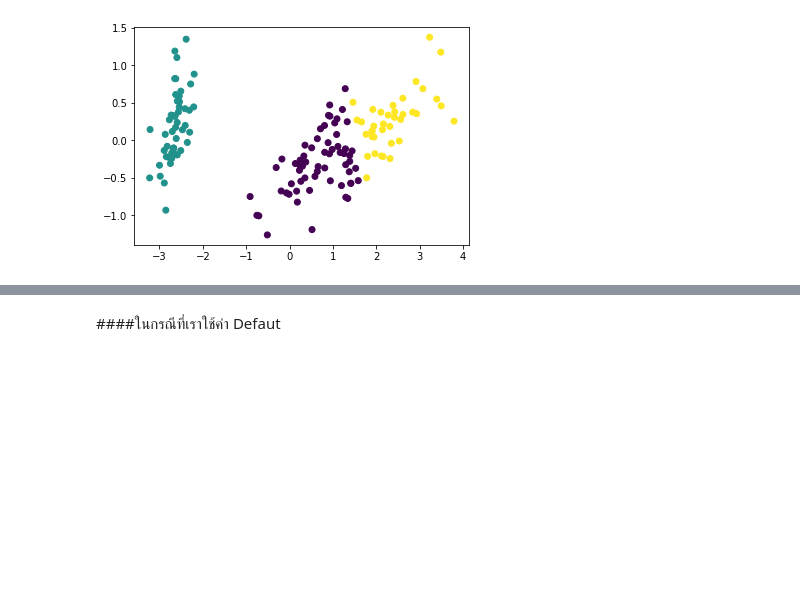
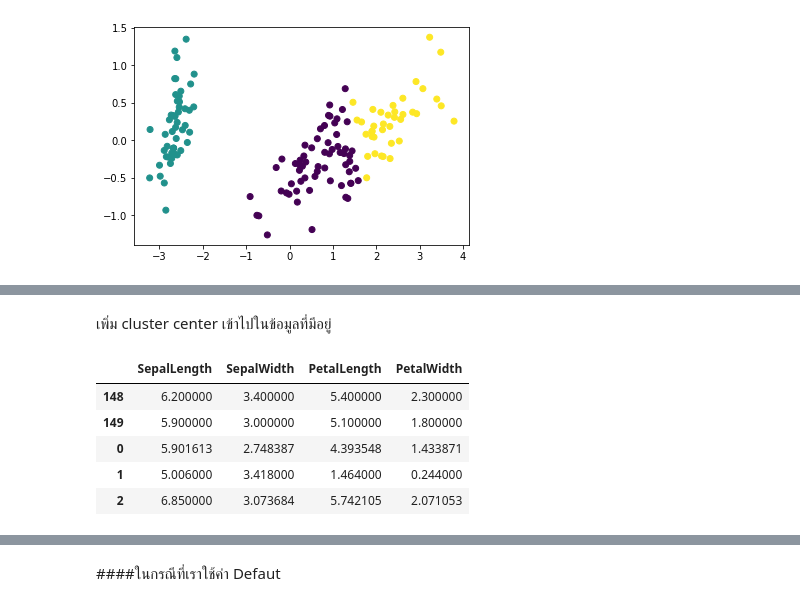
Before and after one commit to sskboonmee/multivariate, a Jupyter notebook: Chapter6_Cluster_Analysis_.ipynb, the cells around one changed output, grey strips where cells are left out. Cells and saved outputs as stored; diff of their text form; code cells hidden in the pictures; blank space fills up the shorter version.

```diff
--- a/Chapter6_Cluster_Analysis_.ipynb
+++ b/Chapter6_Cluster_Analysis_.ipynb
@@ -133,0 +137,13 @@ new_data_pca = pca.transform(example_df_drop)
+# %% [markdown]
+เพิ่ม cluster center เข้าไปในข้อมูลที่มีอยู่
+# %%
+example_df_drop_CC = example_df_drop.append(pd.DataFrame({'SepalLength':kmeans.cluster_centers_[:,0],'SepalWidth':kmeans.cluster_centers_[:,1],
+                                             'PetalLength':kmeans.cluster_centers_[:,2],'PetalWidth':kmeans.cluster_centers_[:,3]}))
+example_df_drop_CC.tail()
+# %% [output]
+|  | SepalLength | SepalWidth | PetalLength | PetalWidth |
+| 148 | 6.200000 | 3.400000 | 5.400000 | 2.300000 |
+| 149 | 5.900000 | 3.000000 | 5.100000 | 1.800000 |
+| 0 | 5.901613 | 2.748387 | 4.393548 | 1.433871 |
+| 1 | 5.006000 | 3.418000 | 1.464000 | 0.244000 |
+| 2 | 6.850000 | 3.073684 | 5.742105 | 2.071053 |
```
Also changed, not shown: parts of 31 cells of this notebook.
